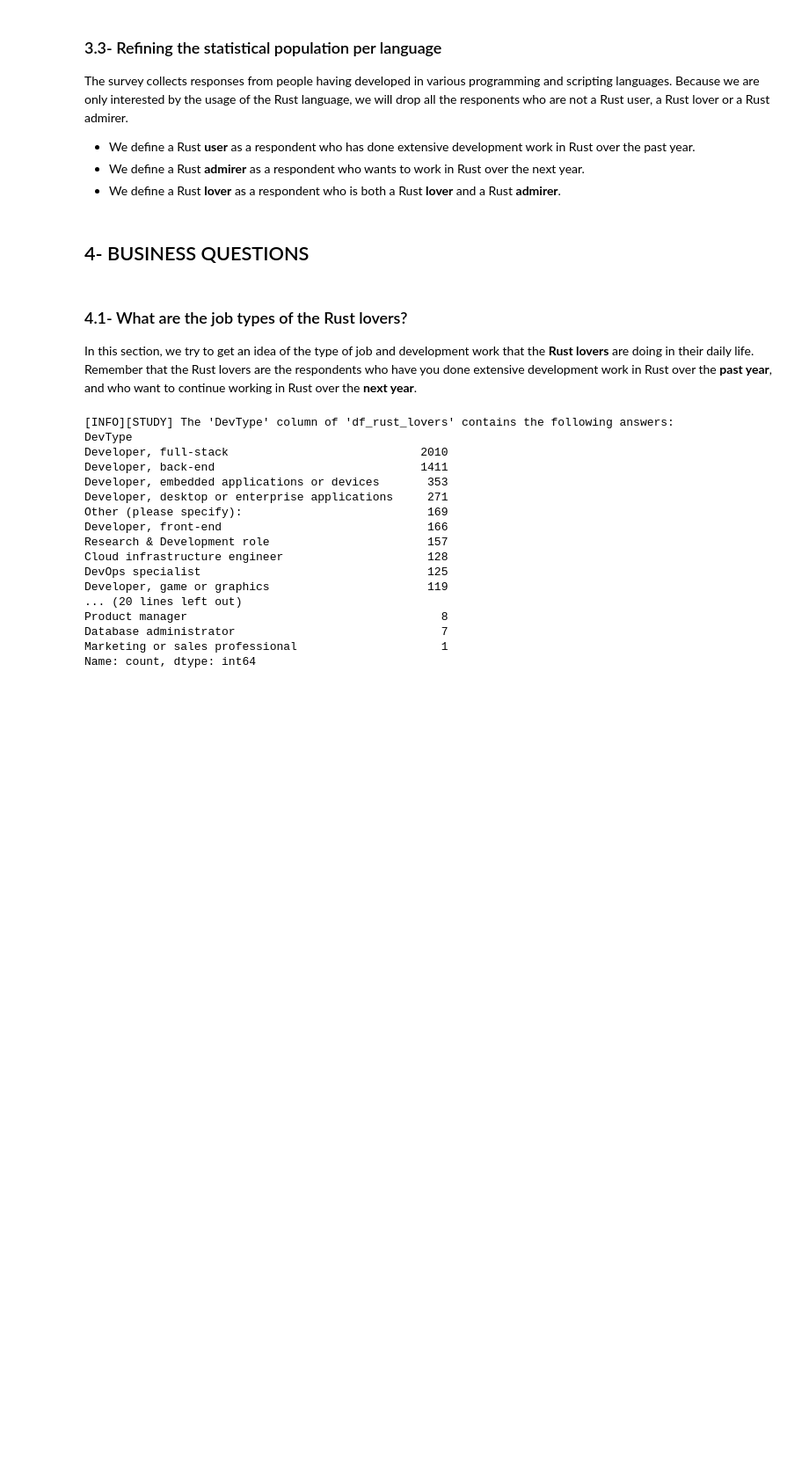
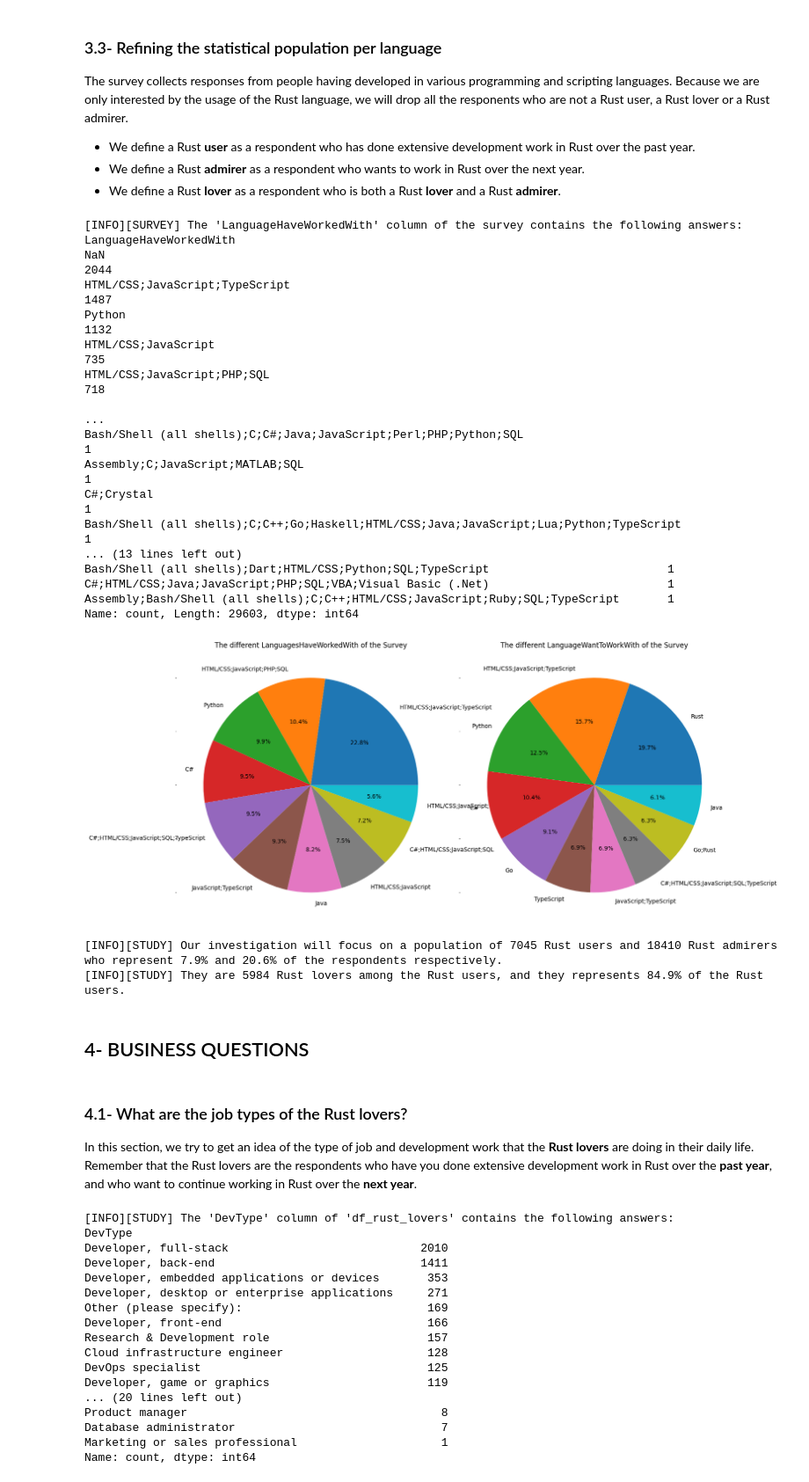
Before and after one commit to fab7/LAB-Data-Science-Blog-Post, a Jupyter notebook: notebook/who_are_the_rust_users.ipynb, the cells around one changed output. Shown at 88% size. Drawn from its saved outputs; the diff is of its cells as text; code cells hidden in the pictures; blank space fills up the shorter version.

```diff
--- a/notebook/who_are_the_rust_users.ipynb
+++ b/notebook/who_are_the_rust_users.ipynb
@@ -455,32 +208,53 @@ Because we are only interested by the usage of the Rust language, we will drop a
 # %%
 # STEP-0: Get to know the content of the 'Language' columns
 if VERBOSE > 2:
     print(f"\n[INFO][SURVEY] The \'LanguageHaveWorkedWith\' column of the survey contains the following answers:")
     print(df['LanguageHaveWorkedWith'].value_counts(dropna=False))
     print(f"\n[INFO][SURVEY] The \'LanguageWantToWorkWith\' column of the survey contains the following answers:")
     print(df['LanguageWantToWorkWith'].value_counts(dropna=False))
 if VERBOSE > 1:
-    two_pie_chart(df_developers.LanguageHaveWorkedWith.value_counts(),
-                  'The different LanguagesHaveWorkedWith of the Survey',
-                  df_developers.LanguageWantToWorkWith.value_counts(),
-                  'The different LanguageWantToWorkWith of the Survey',
-                  mode='row',
-                  fig_title='Survey answers for \'LanguageHaveWorkedWith\' and \'LanguageWantToWorkWith\' ',
-                  fig_save=False)
+    bu.two_pie_chart(df_developers.LanguageHaveWorkedWith.value_counts(),
+                    'The different LanguagesHaveWorkedWith of the Survey',
+                    df_developers.LanguageWantToWorkWith.value_counts(),
+                    'The different LanguageWantToWorkWith of the Survey',
+                    mode='row',
+                    fig_title='Survey answers for \'LanguageHaveWorkedWith\' and \'LanguageWantToWorkWith\' ',
+                    fig_save=False)
 
 # STEP-1: Create a subset of the dataset containing only active employed professional developers who are a Rust user or a Rust admirer.
 #         We use the question "_ID233/Language/Which programming, scripting, and markup languages have you done extensive development work in over the past year, and which do you want to work in over the next year?_".
 df_rust_users    = df_active_developers[(df_active_developers['LanguageHaveWorkedWith'].str.contains('Rust', na=False))]
 df_rust_admirers = df_active_developers[(df_active_developers['LanguageWantToWorkWith'].str.contains('Rust', na=False))]
 rust_users    = df_rust_users.shape[0]
 rust_admirers = df_rust_admirers.shape[0]
 print(f"[INFO][STUDY] Our investigation will focus on a population of {rust_users} Rust users and {rust_admirers} Rust admirers who represent {(100*rust_users/respondents):.1f}% and {(100*rust_admirers/respondents):.1f}% of the respondents respectively.")
 
 # STEP-2: Create the 'df_rust_lovers' by joining the Rust users and the Rust 'admirers'.
 # df_active_developers['RustLovers'] = df["FormalEducation"].apply(higher_ed)
 df_rust_lovers = pd.merge(df_rust_users, df_rust_admirers, how='inner')
 rust_lovers = df_rust_lovers.shape[0]
 print(f"[INFO][STUDY] They are {rust_lovers} Rust lovers among the Rust users, and they represents {(100*rust_lovers/rust_users):.1f}% of the Rust users.")
+# %% [output]
+[INFO][SURVEY] The 'LanguageHaveWorkedWith' column of the survey contains the following answers:
+LanguageHaveWorkedWith
+NaN                                                                                                   2044
+HTML/CSS;JavaScript;TypeScript                                                                        1487
+Python                                                                                                1132
+HTML/CSS;JavaScript                                                                                    735
+HTML/CSS;JavaScript;PHP;SQL                                                                            718
+                                                                                                      ...
+Bash/Shell (all shells);C;C#;Java;JavaScript;Perl;PHP;Python;SQL                                         1
+Assembly;C;JavaScript;MATLAB;SQL                                                                         1
+C#;Crystal                                                                                               1
+Bash/Shell (all shells);C;C++;Go;Haskell;HTML/CSS;Java;JavaScript;Lua;Python;TypeScript                  1
+... (13 lines left out)
+Bash/Shell (all shells);Dart;HTML/CSS;Python;SQL;TypeScript                          1
+C#;HTML/CSS;Java;JavaScript;PHP;SQL;VBA;Visual Basic (.Net)                          1
+Assembly;Bash/Shell (all shells);C;C++;HTML/CSS;JavaScript;Ruby;SQL;TypeScript       1
+Name: count, Length: 29603, dtype: int64
+[figure, added]
+[INFO][STUDY] Our investigation will focus on a population of 7045 Rust users and 18410 Rust admirers who represent 7.9% and 20.6% of the respondents respectively.
+[INFO][STUDY] They are 5984 Rust lovers among the Rust users, and they represents 84.9% of the Rust users.
 # %% [markdown]
 ## 4- BUSINESS QUESTIONS
 # %% [markdown]
```
Also changed, not shown: parts of 22 cells of this notebook, 2 other files.
